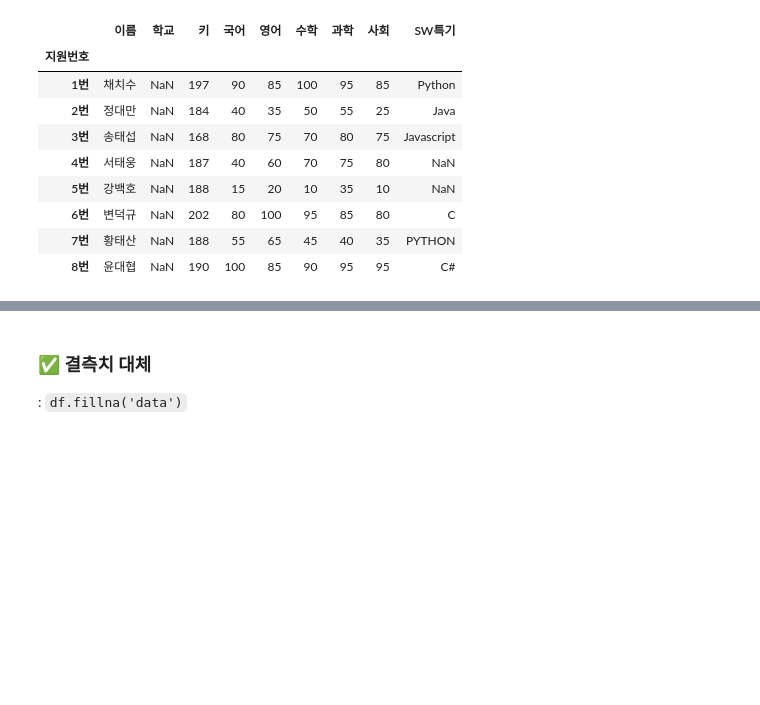
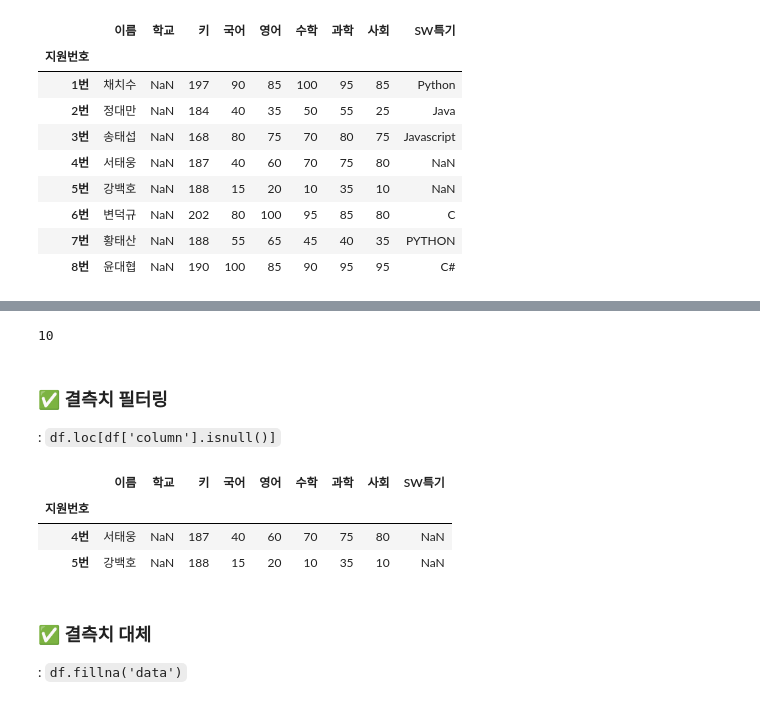
Before and after one commit to HeeJu-XiJu/Pandas, a Jupyter notebook: 10. 결측치.ipynb, the cells around one changed output, grey strips where cells are left out. Saved outputs shown, nothing was run; the diff lists cells and outputs as text; code cells hidden in the pictures; blank space fills up the shorter version.

````diff
--- a/10. 결측치.ipynb
+++ b/10. 결측치.ipynb
@@ -42,3 +118,19 @@ df
+# %%
+# 전체 결측 데이터갯수
+df.isnull().sum().sum()
+# %% [output]
+10
+# %% [markdown]
+### ✅ 결측치 필터링
+: ```df.loc[df['column'].isnull()]```
+# %%
+# SW특기가 NaN인 값만 출력
+df.loc[df['SW특기'].isnull()]
+# %% [output]
+|  | 이름 | 학교 | 키 | 국어 | 영어 | 수학 | 과학 | 사회 | SW특기 |
+| 지원번호 |  |  |  |  |  |  |  |  |  |
+| 4번 | 서태웅 | NaN | 187 | 40 | 60 | 70 | 75 | 80 | NaN |
+| 5번 | 강백호 | NaN | 188 | 15 | 20 | 10 | 35 | 10 | NaN |
 # %% [markdown]
 ### ✅ 결측치 대체
 : ```df.fillna('data')```
````
Also changed, not shown: parts of 16 cells of this notebook.
